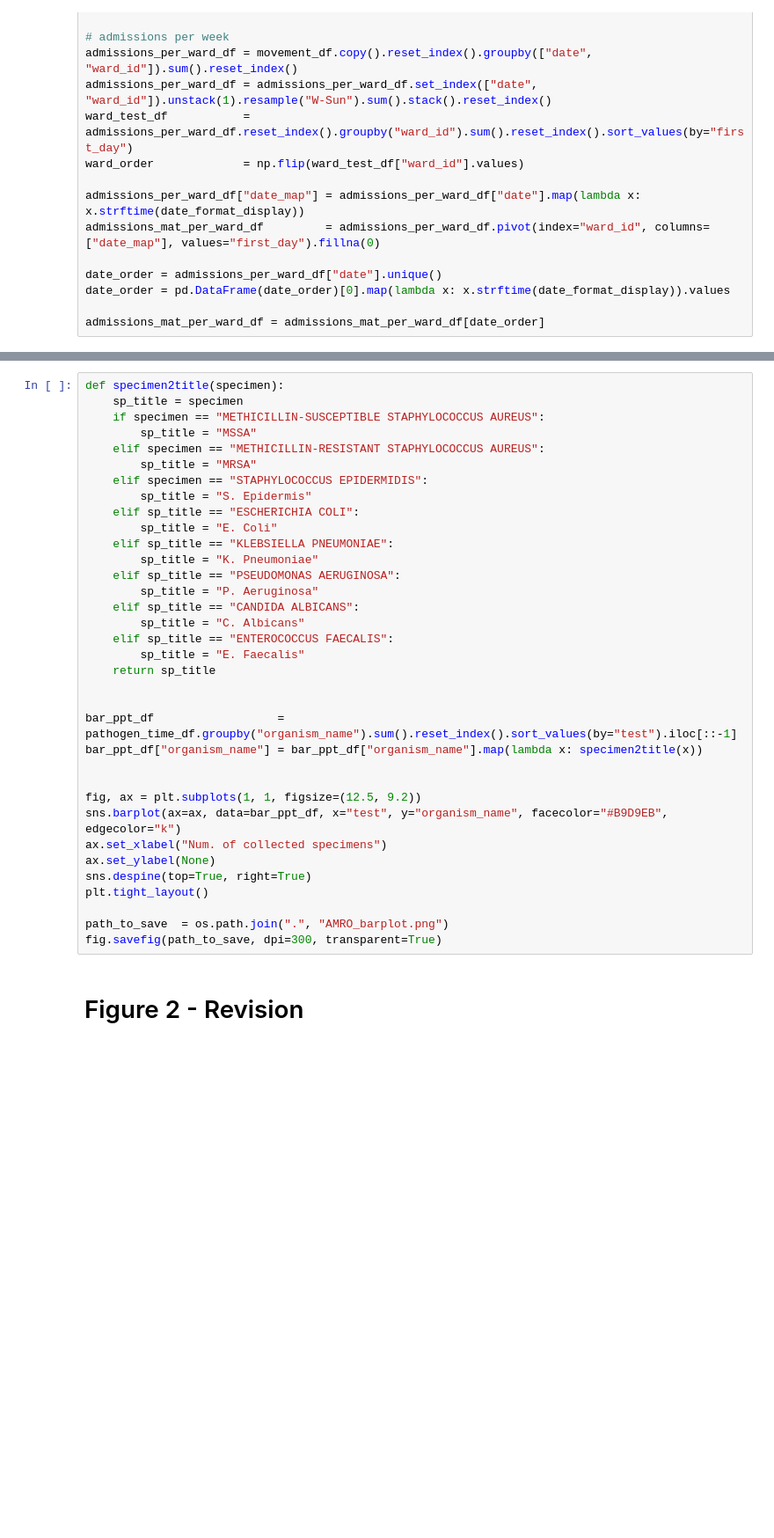
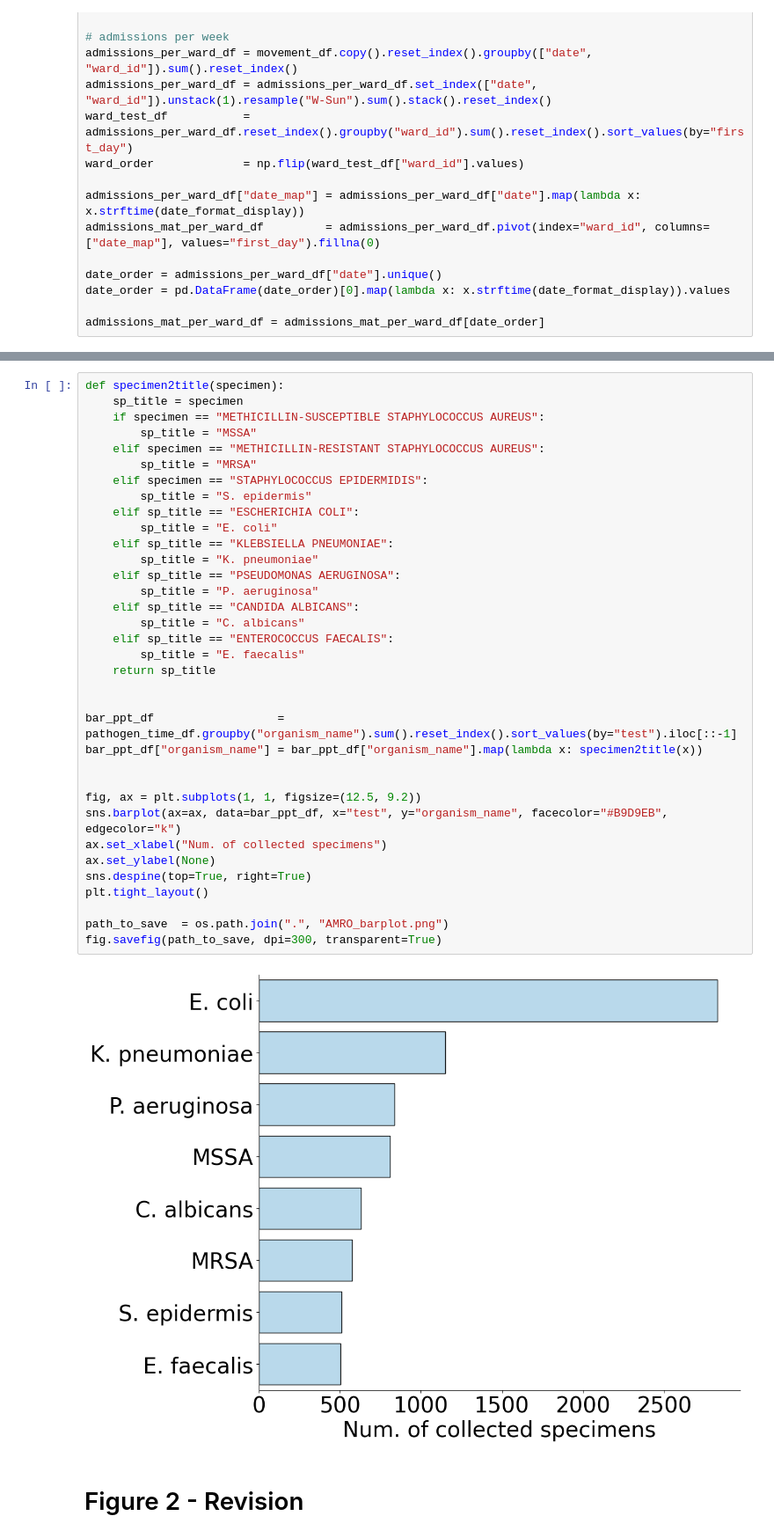
Before and after one commit to ChaosDonkey06/AMR_ABM, a Jupyter notebook: code/figures/Figure2.ipynb, the cells around one changed output, grey strips where cells are left out. Shown at 88% size. Cells and saved outputs as stored; diff of their text form; blank space fills up the shorter version.

```diff
--- a/code/figures/Figure2.ipynb
+++ b/code/figures/Figure2.ipynb
@@ -282,38 +313,40 @@ fig.subplots_adjust(left=0.1, bottom=0.1, right=0.9, top=0.6, wspace=0.45, hspac
 # %%
 def specimen2title(specimen):
     sp_title = specimen
     if specimen == "METHICILLIN-SUSCEPTIBLE STAPHYLOCOCCUS AUREUS":
         sp_title = "MSSA"
     elif specimen == "METHICILLIN-RESISTANT STAPHYLOCOCCUS AUREUS":
         sp_title = "MRSA"
     elif specimen == "STAPHYLOCOCCUS EPIDERMIDIS":
-        sp_title = "S. Epidermis"
+        sp_title = "S. epidermis"
     elif sp_title == "ESCHERICHIA COLI":
-        sp_title = "E. Coli"
+        sp_title = "E. coli"
     elif sp_title == "KLEBSIELLA PNEUMONIAE":
-        sp_title = "K. Pneumoniae"
+        sp_title = "K. pneumoniae"
     elif sp_title == "PSEUDOMONAS AERUGINOSA":
-        sp_title = "P. Aeruginosa"
+        sp_title = "P. aeruginosa"
     elif sp_title == "CANDIDA ALBICANS":
-        sp_title = "C. Albicans"
+        sp_title = "C. albicans"
     elif sp_title == "ENTEROCOCCUS FAECALIS":
-        sp_title = "E. Faecalis"
+        sp_title = "E. faecalis"
     return sp_title
 
 
 bar_ppt_df                  = pathogen_time_df.groupby("organism_name").sum().reset_index().sort_values(by="test").iloc[::-1]
 bar_ppt_df["organism_name"] = bar_ppt_df["organism_name"].map(lambda x: specimen2title(x))
 
 
 fig, ax = plt.subplots(1, 1, figsize=(12.5, 9.2))
 sns.barplot(ax=ax, data=bar_ppt_df, x="test", y="organism_name", facecolor="#B9D9EB", edgecolor="k")
 ax.set_xlabel("Num. of collected specimens")
 ax.set_ylabel(None)
 sns.despine(top=True, right=True)
 plt.tight_layout()
 
 path_to_save  = os.path.join(".", "AMRO_barplot.png")
 fig.savefig(path_to_save, dpi=300, transparent=True)
+# %% [output]
+[figure, added]
 # %% [markdown]
 # Figure 2 - Revision
 # %%
```
Also changed, not shown: parts of 7 cells of this notebook, 7 other files.
